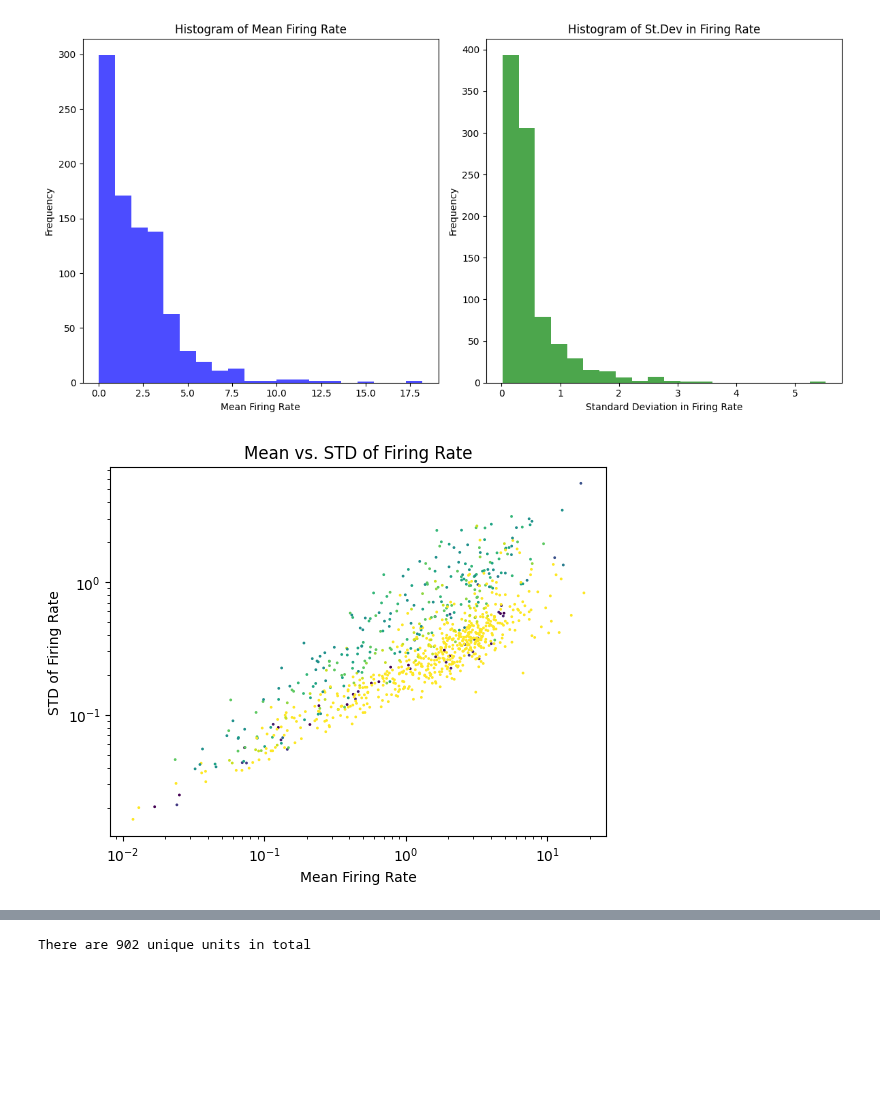
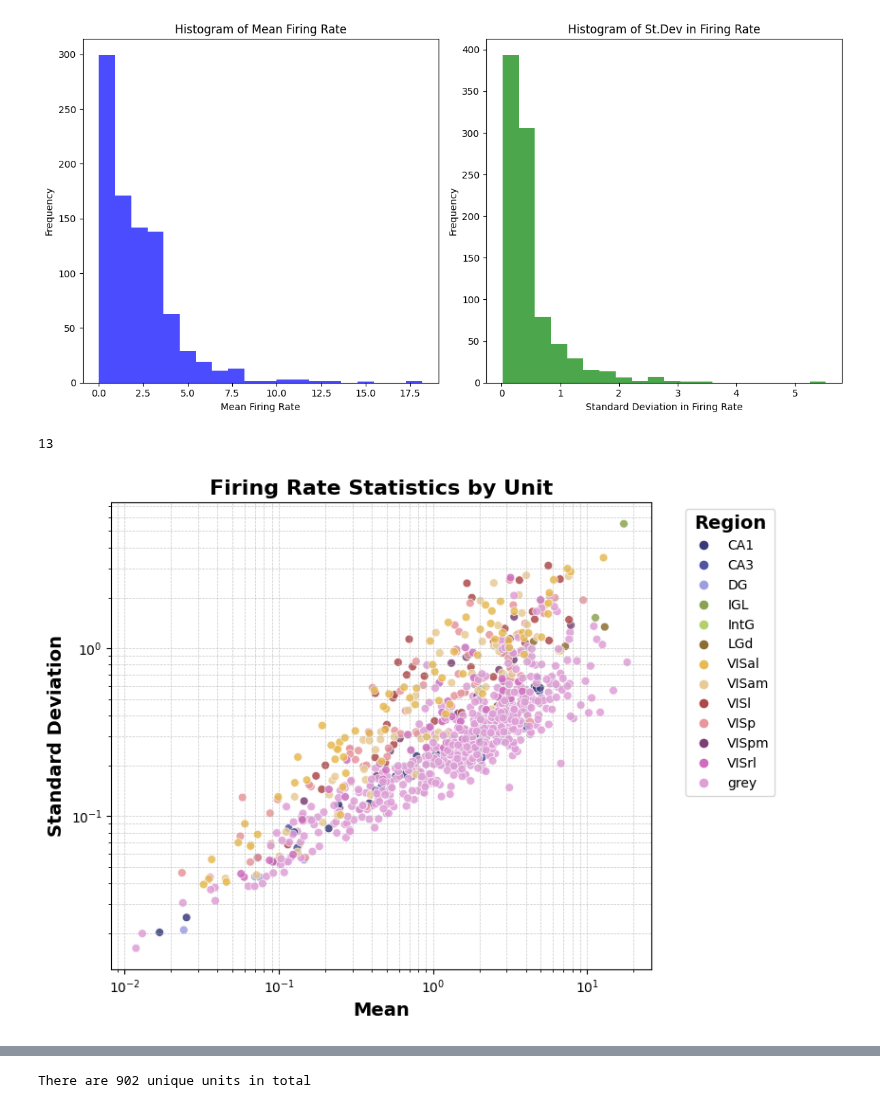
Before and after one commit to tebe-nigrelli/MMN-Group-Project, a Jupyter notebook: 03_Classification.ipynb, the cells around one changed output, grey strips where cells are left out. Saved outputs shown, nothing was run; the diff lists cells and outputs as text; code cells hidden in the pictures; blank space fills up the shorter version.

Commit message:
fmt: nicer plots visually

```diff
--- a/03_Classification.ipynb
+++ b/03_Classification.ipynb
@@ -69,14 +62,54 @@ plt.tight_layout()
 plt.show()
 # %% [output]
 [figure]
+# %%
+units_df['region'].nunique()
+# %% [output]
+13
 # %%
-plt.scatter(units_df['mean'], units_df['std'], s=1, c=units_df['region'].astype('category').cat.codes)
+import matplotlib.pyplot as plt
+import numpy as np
+from matplotlib.lines import Line2D
+
+plt.figure(figsize=(8, 6))
+
+# Prepare categories
+region_cats = units_df['region'].astype('category')
+region_codes = region_cats.cat.codes
+region_names = region_cats.cat.categories
+
+# Use a categorical colormap
+cmap = plt.cm.get_cmap('tab20b', len(region_names))  # tab20b has distinct colors
+
+# Create scatter plot
+scatter = plt.scatter(units_df['mean'], units_df['std'],
+                      s=40, c=region_codes,
+                      cmap=cmap, alpha=0.85, edgecolors='w', linewidth=0.5,
+                      vmin=0, vmax=len(region_names)-1)  # Explicit colormap normalization
+
+# Set log scales and labels
 plt.xscale('log')
 plt.yscale('log')
-plt.xlabel('Mean Firing Rate')
-plt.ylabel('STD of Firing Rate')
-plt.title('Mean vs. STD of Firing Rate')
+plt.xlabel('Mean', fontsize=14, fontweight='bold')
+plt.ylabel('Standard Deviation', fontsize=14, fontweight='bold')
+plt.title('Firing Rate Statistics by Unit', fontsize=16, fontweight='bold')
 
+# Create custom legend with discrete colors and region names
+handles = [Line2D([0], [0], marker='o', color='w',
+                  markerfacecolor=cmap(i / (len(region_names)-1)),  # Normalize to color codes
+                  markersize=8, label=region)
+           for i, region in enumerate(region_names)]
+
+# Add legend
+legend = plt.legend(handles=handles, title='Region', bbox_to_anchor=(1.05, 1), loc='upper left', title_fontsize=14)
+legend.get_title().set_fontweight('bold')
+
+# Display grid and minor ticks
+plt.grid(True, which='both', linestyle='--', linewidth=0.5, alpha=0.7)
+plt.minorticks_on()
+
+# Adjust layout and show plot
+plt.tight_layout()
 plt.show()
 # %% [output]
-[figure, old version]
+[figure, new version]
```
Also changed, not shown: parts of 10 cells of this notebook.
